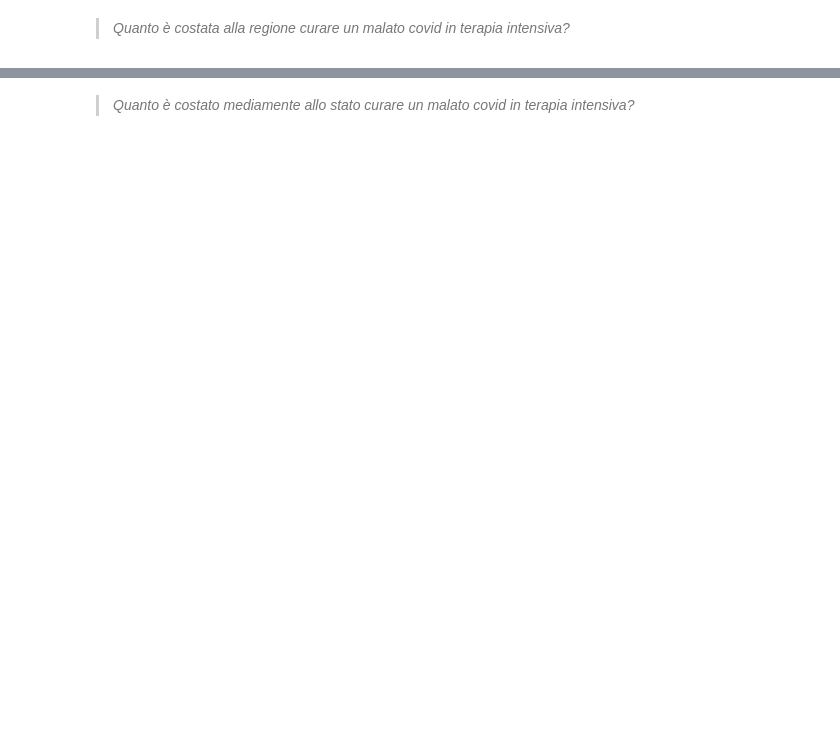
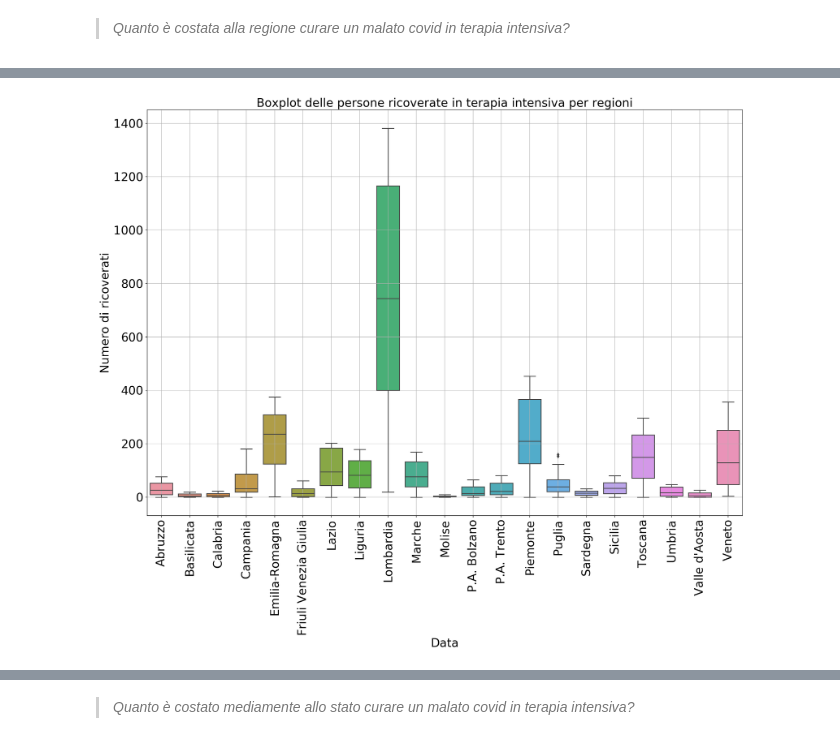
Before and after one commit to MattBlue92/Progetto-APMD-AAGM-2020, a Jupyter notebook: notebooks/DataAnalysis.ipynb, the cells around one changed output, grey strips where cells are left out. Cells and saved outputs as stored; diff of their text form; code cells hidden in the pictures; blank space fills up the shorter version.

```diff
--- a/notebooks/DataAnalysis.ipynb
+++ b/notebooks/DataAnalysis.ipynb
@@ -228,10 +369,15 @@ plt.grid()
 # %%
-terapiaIntsPerRegioni.boxplot(figsize=(20,14), fontsize=22)
+plt.figure(figsize=(20,14), dpi = 150)
 plt.title('Boxplot delle persone ricoverate in terapia intensiva per regioni', size = 22)
+sns.boxplot(data = terapiaIntsPerRegioni)
 plt.xlabel('Data',size = 22)
-plt.xticks(rotation=90)
+plt.xticks(rotation=90, size = 22)
+plt.yticks(size = 22)
 plt.ylabel('Numero di ricoverati', size = 22 )
-plt.legend(loc=(1,0.54))
+plt.grid()
+#plt.legend(loc=(1,0.54))
+# %% [output]
+[figure, added]
 # %%
 costi_medi_terapia_intensiva=terapiaIntsPerRegioni.median()*1500*14
 costi_medi_terapia_intensiva.plot(kind='barh', figsize=(20,14))
```
Also changed, not shown: parts of 47 cells of this notebook.
